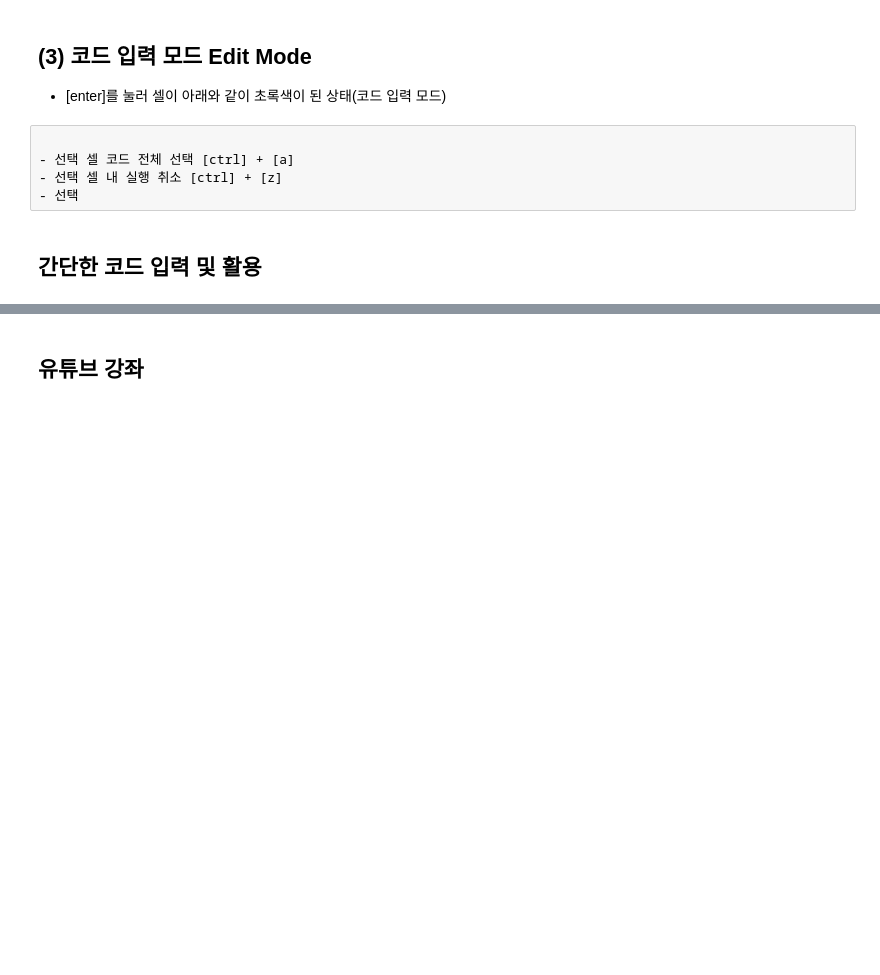
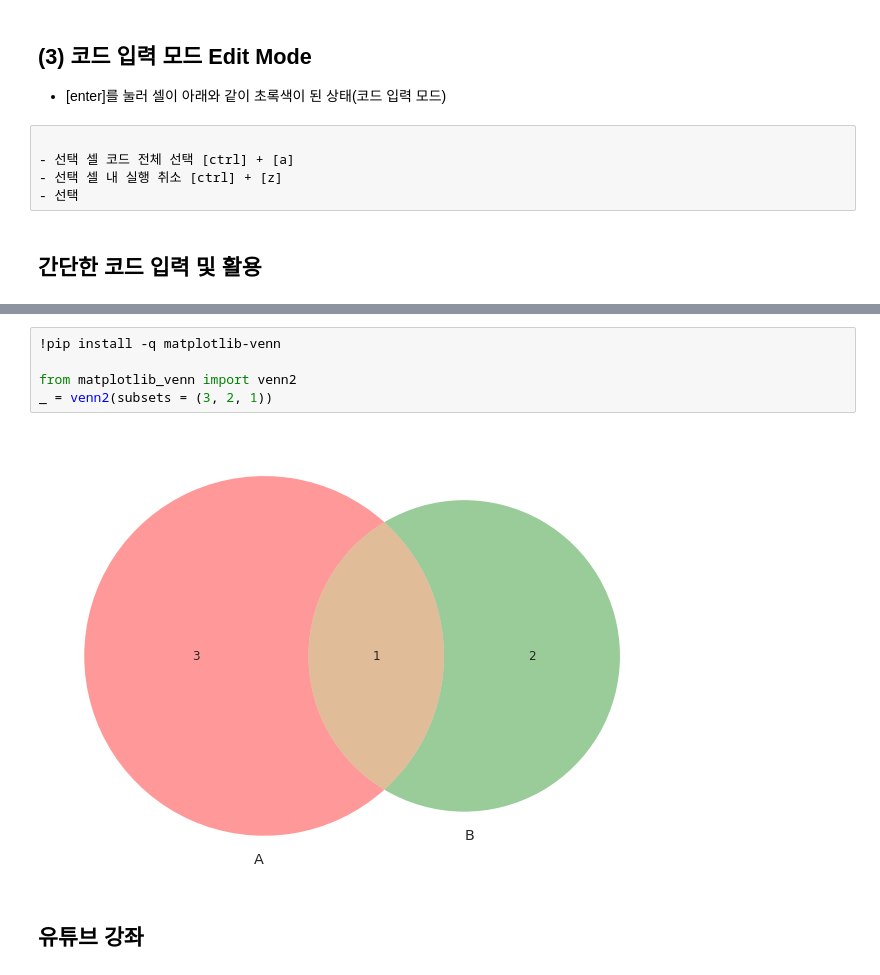
Before and after one commit to ssujin1234/bayesian_lab, a Jupyter notebook: 3_8_Bayesian_with_python_Intro.ipynb, the cells around one changed output, grey strips where cells are left out. Drawn from its saved outputs; the diff is of its cells as text; blank space fills up the shorter version.

```diff
--- a/3_8_Bayesian_with_python_Intro.ipynb
+++ b/3_8_Bayesian_with_python_Intro.ipynb
@@ -104,2 +173,9 @@ print("Hello Bayesian")
+# %%
+!pip install -q matplotlib-venn
+
+from matplotlib_venn import venn2
+_ = venn2(subsets = (3, 2, 1))
+# %% [output]
+[figure, added]
 # %% [markdown]
 ## 유튜브 강좌
```
Also changed, not shown: parts of 17 cells of this notebook.
